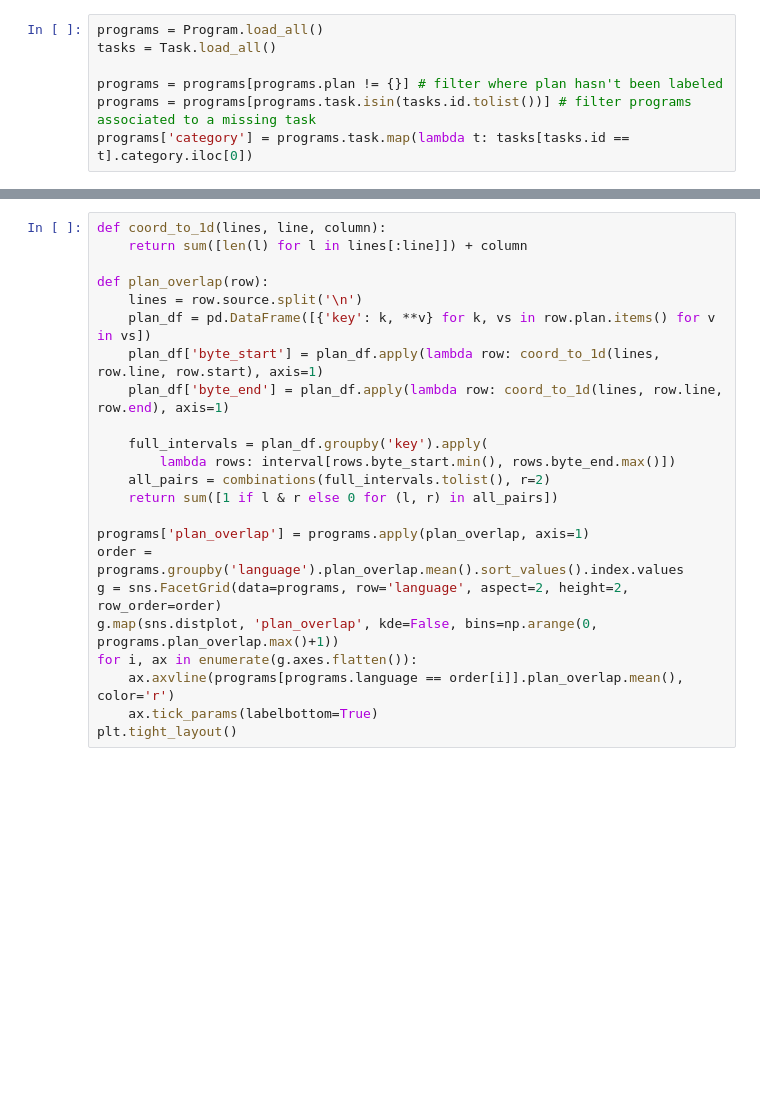
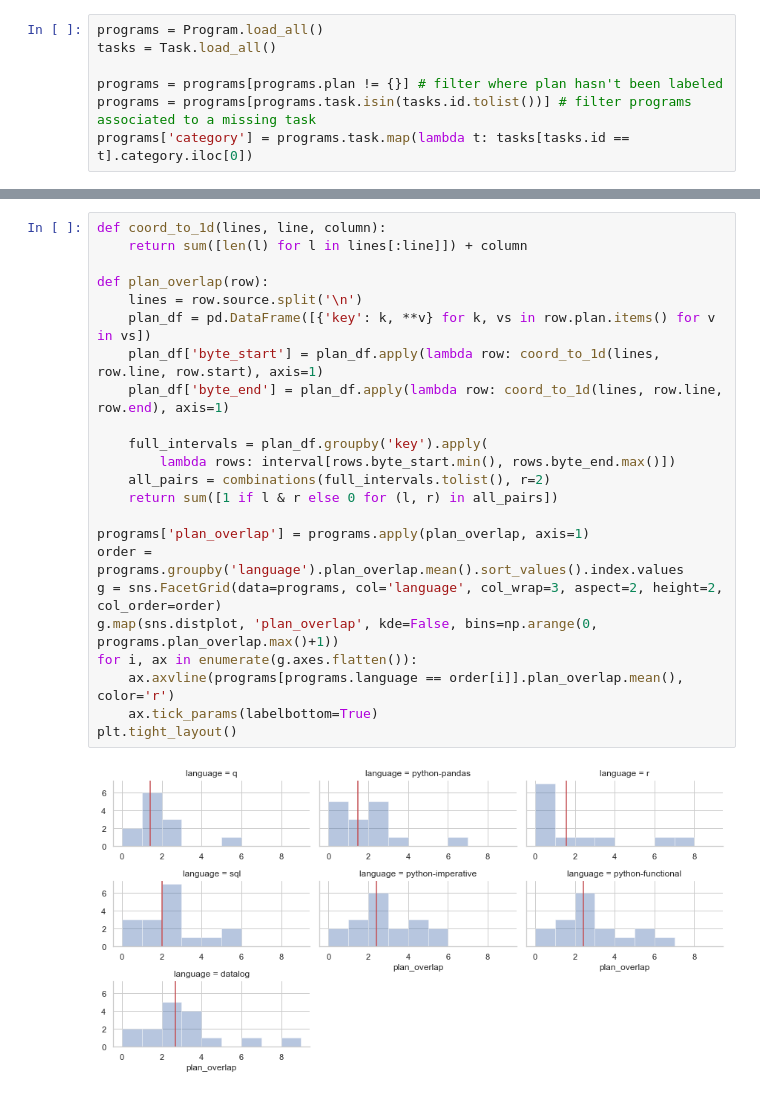
Before and after one commit to willcrichton/expressiveness-benchmark, a Jupyter notebook: notebooks/will_analysis.ipynb, the cells around one changed output, grey strips where cells are left out. Cells and saved outputs as stored; diff of their text form; blank space fills up the shorter version.

```diff
--- a/notebooks/will_analysis.ipynb
+++ b/notebooks/will_analysis.ipynb
@@ -53,23 +153,25 @@ bestworst('category', score=rankdata)
 # %%
 def coord_to_1d(lines, line, column):
     return sum([len(l) for l in lines[:line]]) + column
 
 def plan_overlap(row):
     lines = row.source.split('\n')
     plan_df = pd.DataFrame([{'key': k, **v} for k, vs in row.plan.items() for v in vs])
     plan_df['byte_start'] = plan_df.apply(lambda row: coord_to_1d(lines, row.line, row.start), axis=1)
     plan_df['byte_end'] = plan_df.apply(lambda row: coord_to_1d(lines, row.line, row.end), axis=1)
 
     full_intervals = plan_df.groupby('key').apply(
         lambda rows: interval[rows.byte_start.min(), rows.byte_end.max()])
     all_pairs = combinations(full_intervals.tolist(), r=2)
     return sum([1 if l & r else 0 for (l, r) in all_pairs])
 
 programs['plan_overlap'] = programs.apply(plan_overlap, axis=1)
 order = programs.groupby('language').plan_overlap.mean().sort_values().index.values
-g = sns.FacetGrid(data=programs, row='language', aspect=2, height=2, row_order=order)
+g = sns.FacetGrid(data=programs, col='language', col_wrap=3, aspect=2, height=2, col_order=order)
 g.map(sns.distplot, 'plan_overlap', kde=False, bins=np.arange(0, programs.plan_overlap.max()+1))
 for i, ax in enumerate(g.axes.flatten()):
     ax.axvline(programs[programs.language == order[i]].plan_overlap.mean(), color='r')
     ax.tick_params(labelbottom=True)
 plt.tight_layout()
+# %% [output]
+[figure, added]
```
Also changed, not shown: parts of 14 cells of this notebook, 11 other files.
